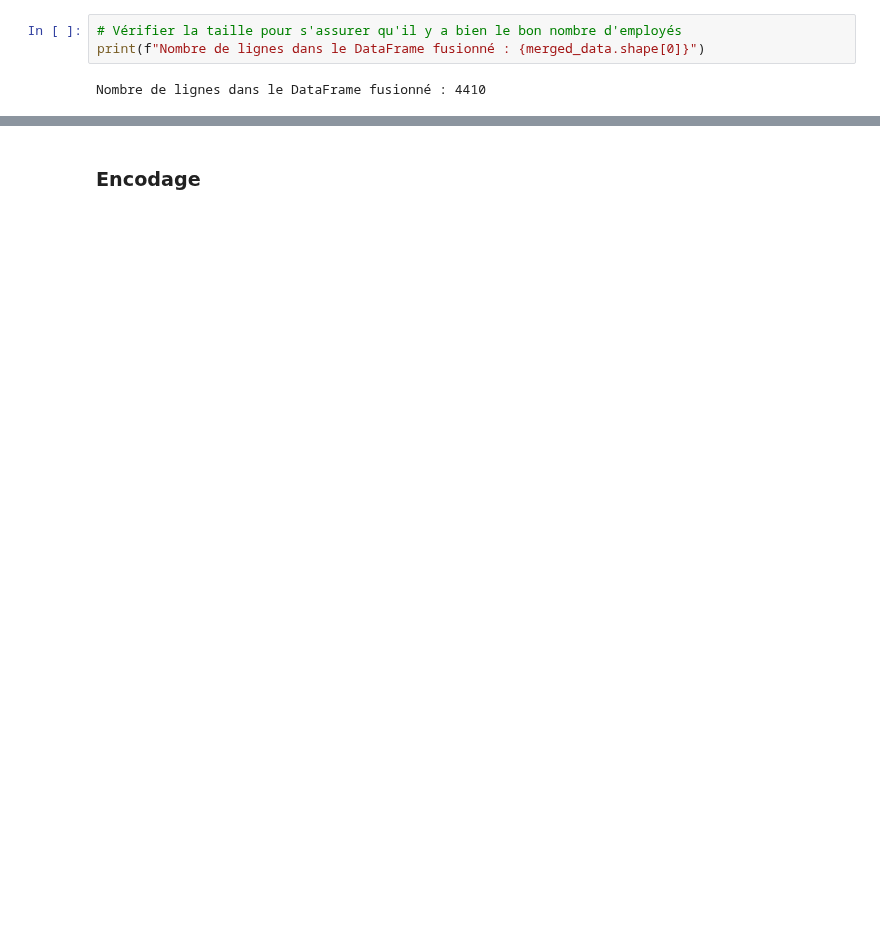
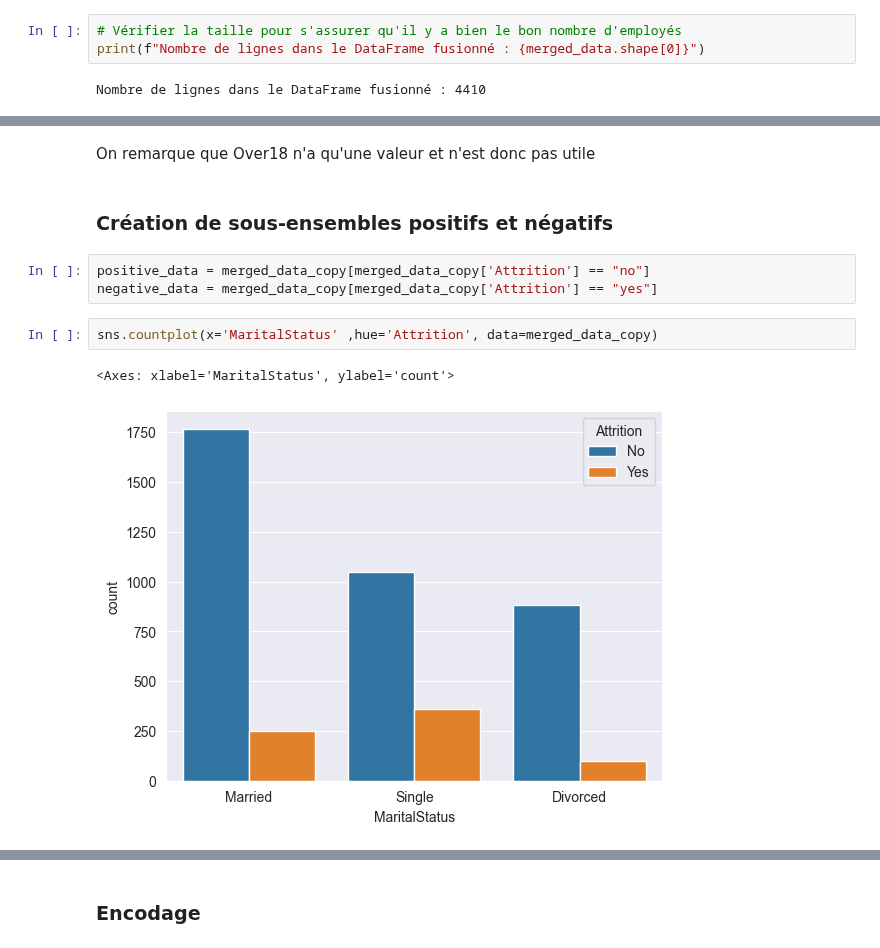
Before and after one commit to Francky46/AttritionPrediction, a Jupyter notebook: AttritionPredictionYoann.ipynb, the cells around one changed output, grey strips where cells are left out. Saved outputs shown, nothing was run; the diff lists cells and outputs as text; blank space fills up the shorter version.

```diff
--- a/AttritionPredictionYoann.ipynb
+++ b/AttritionPredictionYoann.ipynb
@@ -172,0 +263,12 @@ X = merged_data.drop('Attrition', axis=1)
+# %% [markdown]
+On remarque que Over18 n'a qu'une valeur et n'est donc pas utile
+# %% [markdown]
+### Création de sous-ensembles positifs et négatifs
+# %%
+positive_data = merged_data_copy[merged_data_copy['Attrition'] == "no"]
+negative_data = merged_data_copy[merged_data_copy['Attrition'] == "yes"]
+# %%
+sns.countplot(x='MaritalStatus' ,hue='Attrition', data=merged_data_copy)
+# %% [output]
+<Axes: xlabel='MaritalStatus', ylabel='count'>
+[figure, added]
```
Also changed, not shown: parts of 30 cells of this notebook.
